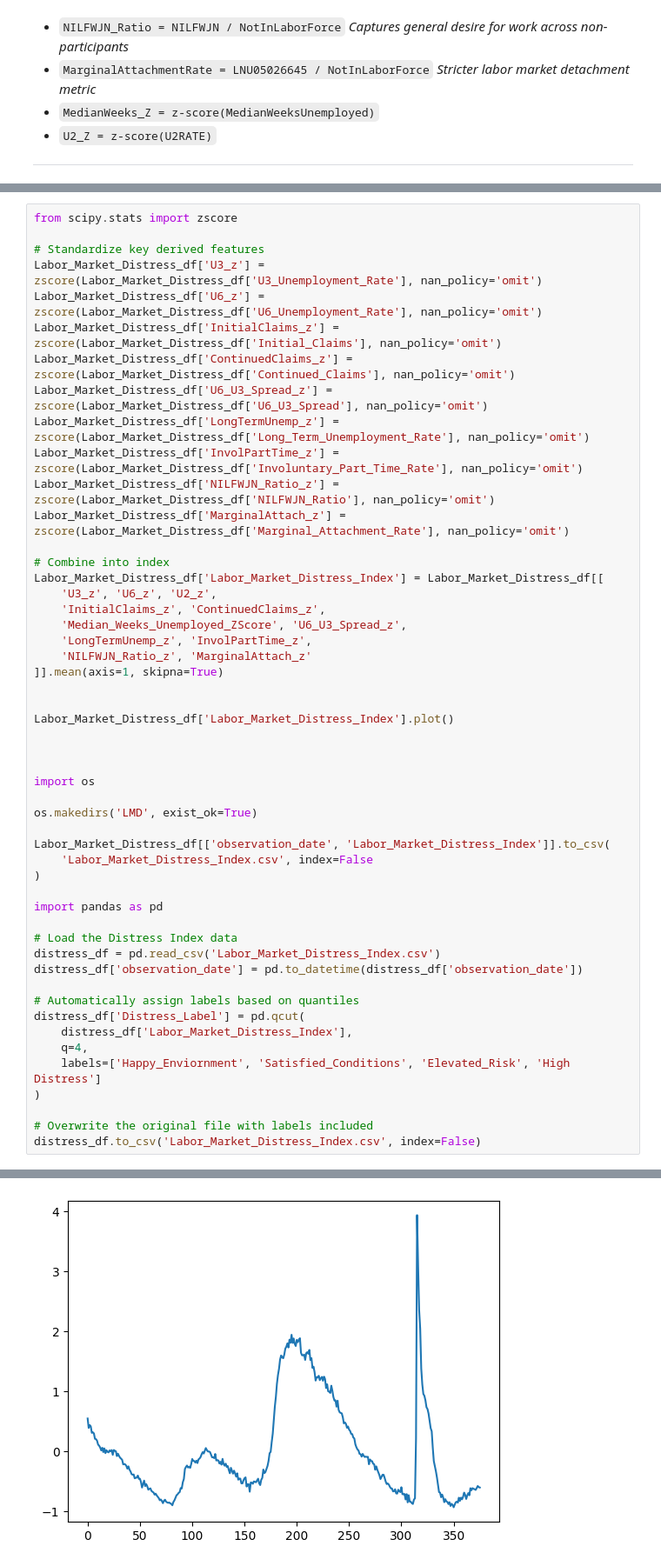
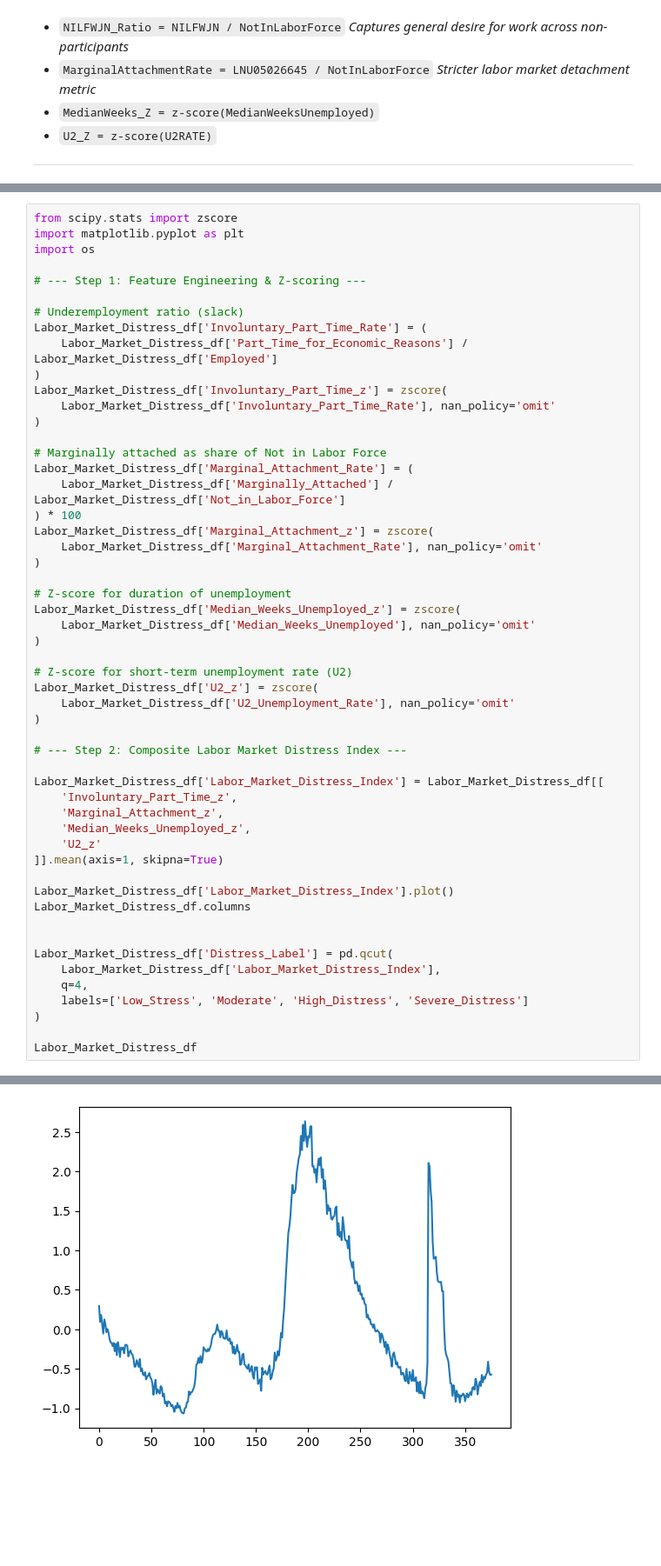
Before and after one commit to Makster04/Labor_Market_Index, a Jupyter notebook: LMD/Labor_Market_Distress.ipynb, the cells around one changed output, grey strips where cells are left out. Shown at 87% size. Drawn from its saved outputs; the diff is of its cells as text; blank space fills up the shorter version.

```diff
--- a/LMD/Labor_Market_Distress.ipynb
+++ b/LMD/Labor_Market_Distress.ipynb
@@ -170,52 +123,54 @@ Index(['observation_date', 'U3_Unemployment_Rate', 'U6_Unemployment_Rate',
 # %%
 from scipy.stats import zscore
+import matplotlib.pyplot as plt
+import os
 
-# Standardize key derived features
-Labor_Market_Distress_df['U3_z'] = zscore(Labor_Market_Distress_df['U3_Unemployment_Rate'], nan_policy='omit')
-Labor_Market_Distress_df['U6_z'] = zscore(Labor_Market_Distress_df['U6_Unemployment_Rate'], nan_policy='omit')
-Labor_Market_Distress_df['InitialClaims_z'] = zscore(Labor_Market_Distress_df['Initial_Claims'], nan_policy='omit')
-Labor_Market_Distress_df['ContinuedClaims_z'] = zscore(Labor_Market_Distress_df['Continued_Claims'], nan_policy='omit')
-Labor_Market_Distress_df['U6_U3_Spread_z'] = zscore(Labor_Market_Distress_df['U6_U3_Spread'], nan_policy='omit')
-Labor_Market_Distress_df['LongTermUnemp_z'] = zscore(Labor_Market_Distress_df['Long_Term_Unemployment_Rate'], nan_policy='omit')
-Labor_Market_Distress_df['InvolPartTime_z'] = zscore(Labor_Market_Distress_df['Involuntary_Part_Time_Rate'], nan_policy='omit')
-Labor_Market_Distress_df['NILFWJN_Ratio_z'] = zscore(Labor_Market_Distress_df['NILFWJN_Ratio'], nan_policy='omit')
-Labor_Market_Distress_df['MarginalAttach_z'] = zscore(Labor_Market_Distress_df['Marginal_Attachment_Rate'], nan_policy='omit')
+# --- Step 1: Feature Engineering & Z-scoring ---
 
-# Combine into index
+# Underemployment ratio (slack)
+Labor_Market_Distress_df['Involuntary_Part_Time_Rate'] = (
+    Labor_Market_Distress_df['Part_Time_for_Economic_Reasons'] / Labor_Market_Distress_df['Employed']
+)
+Labor_Market_Distress_df['Involuntary_Part_Time_z'] = zscore(
+    Labor_Market_Distress_df['Involuntary_Part_Time_Rate'], nan_policy='omit'
+)
+
+# Marginally attached as share of Not in Labor Force
+Labor_Market_Distress_df['Marginal_Attachment_Rate'] = (
+    Labor_Market_Distress_df['Marginally_Attached'] / Labor_Market_Distress_df['Not_in_Labor_Force']
+) * 100
+Labor_Market_Distress_df['Marginal_Attachment_z'] = zscore(
+    Labor_Market_Distress_df['Marginal_Attachment_Rate'], nan_policy='omit'
+)
+
+# Z-score for duration of unemployment
+Labor_Market_Distress_df['Median_Weeks_Unemployed_z'] = zscore(
+    Labor_Market_Distress_df['Median_Weeks_Unemployed'], nan_policy='omit'
+)
+
+# Z-score for short-term unemployment rate (U2)
+Labor_Market_Distress_df['U2_z'] = zscore(
+    Labor_Market_Distress_df['U2_Unemployment_Rate'], nan_policy='omit'
+)
+
+# --- Step 2: Composite Labor Market Distress Index ---
+
 Labor_Market_Distress_df['Labor_Market_Distress_Index'] = Labor_Market_Distress_df[[
-    'U3_z', 'U6_z', 'U2_z',
-    'InitialClaims_z', 'ContinuedClaims_z',
-    'Median_Weeks_Unemployed_ZScore', 'U6_U3_Spread_z',
-    'LongTermUnemp_z', 'InvolPartTime_z',
-    'NILFWJN_Ratio_z', 'MarginalAttach_z'
+    'Involuntary_Part_Time_z',
+    'Marginal_Attachment_z',
+    'Median_Weeks_Unemployed_z',
+    'U2_z'
 ]].mean(axis=1, skipna=True)
 
-
 Labor_Market_Distress_df['Labor_Market_Distress_Index'].plot()
+Labor_Market_Distress_df.columns
 
 
-
-import os
-
-os.makedirs('LMD', exist_ok=True)
-
-Labor_Market_Distress_df[['observation_date', 'Labor_Market_Distress_Index']].to_csv(
-    'Labor_Market_Distress_Index.csv', index=False
+Labor_Market_Distress_df['Distress_Label'] = pd.qcut(
+    Labor_Market_Distress_df['Labor_Market_Distress_Index'],
+    q=4,
+    labels=['Low_Stress', 'Moderate', 'High_Distress', 'Severe_Distress']
 )
 
-import pandas as pd
-
-# Load the Distress Index data
-distress_df = pd.read_csv('Labor_Market_Distress_Index.csv')
-distress_df['observation_date'] = pd.to_datetime(distress_df['observation_date'])
-
-# Automatically assign labels based on quantiles
-distress_df['Distress_Label'] = pd.qcut(
-    distress_df['Labor_Market_Distress_Index'],
-    q=4,
-    labels=['Happy_Enviornment', 'Satisfied_Conditions', 'Elevated_Risk', 'High Distress']
-)
-
-# Overwrite the original file with labels included
-distress_df.to_csv('Labor_Market_Distress_Index.csv', index=False)
+Labor_Market_Distress_df
 # %% [output]
@@ -222 +190 @@ distress_df.to_csv('Labor_Market_Distress_Index.csv', index=False)
-[figure, old version]
+[figure, new version]
```
Also changed, not shown: parts of 3 cells of this notebook, 10 other files.
